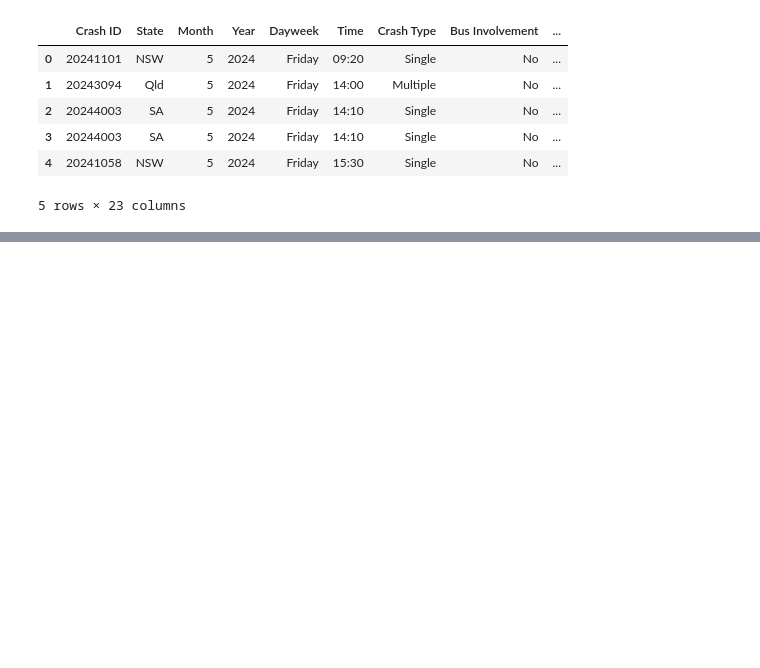
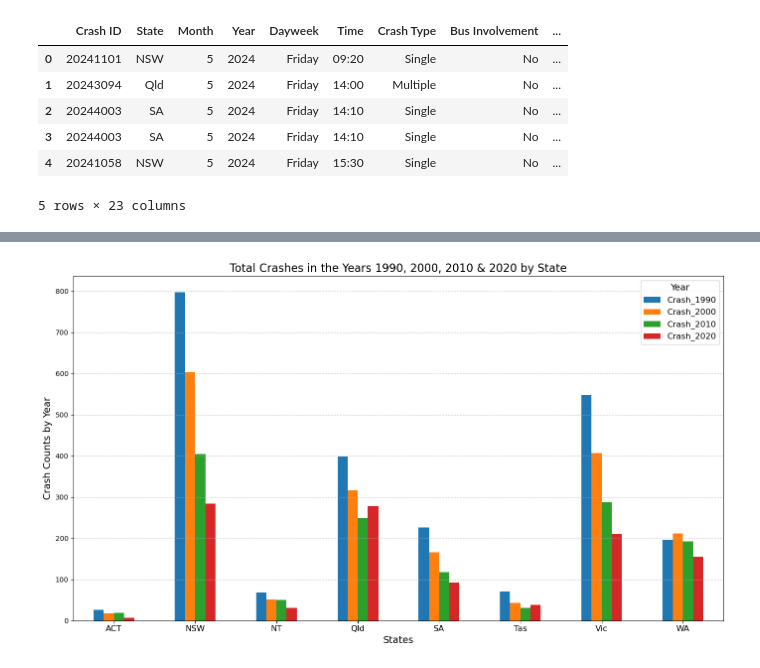
Before and after one commit to Yukitoshi12345/Australia-Road-Fatality, a Jupyter notebook: main.ipynb, the cells around one changed output, grey strips where cells are left out. Drawn from its saved outputs; the diff is of its cells as text; code cells hidden in the pictures; blank space fills up the shorter version.

Commit message:
graphed total crashes by state per 10 years

```diff
--- a/main.ipynb
+++ b/main.ipynb
@@ -26,0 +88,42 @@ df_fatalities.head()
+# %%
+# Plot the total crashes for the years 1990, 2000, 2010, and 2020 by state
+ax = df_35years_state_crashes.plot(
+    x = "State",
+    y = ['Crash_1990', 'Crash_2000', 'Crash_2010', 'Crash_2020'],
+    kind = 'bar',
+    figsize = (14, 8),
+    color = ['#1f77b4', '#ff7f0e', '#2ca02c', '#d62728']
+)
+
+# Add a title to the plot
+ax.set_title("Total Crashes in the Years 1990, 2000, 2010 & 2020 by State", fontsize = 16)
+
+# Add labels to the x and y axes
+ax.set_xlabel("States", fontsize = 14)
+ax.set_ylabel("Crash Counts by Year", fontsize = 14)
+
+# Rotate x-axis labels to be horizontal
+plt.xticks(rotation = 0, fontsize = 12)
+
+# Add a legend to the plot, positioned outside the plot area
+plt.legend(
+    title = 'Year',
+    title_fontsize = '13',
+    bbox_to_anchor = (1.0, 1.0),
+    loc = "best",
+    fontsize = 12
+)
+
+# Add gridlines for better readability
+plt.grid(axis = 'y', linestyle = '--', alpha = 0.7)
+
+# Adjust layout to make room for the legend
+plt.tight_layout()
+
+# Save the plot as an image file
+plt.savefig('images/total_crashes_by_state_per_10_years.png', bbox_inches='tight')
+
+# Display the plot
+plt.show()
+# %% [output]
+[figure, added]
```
Also changed, not shown: parts of 3 cells of this notebook, 1 other file.
